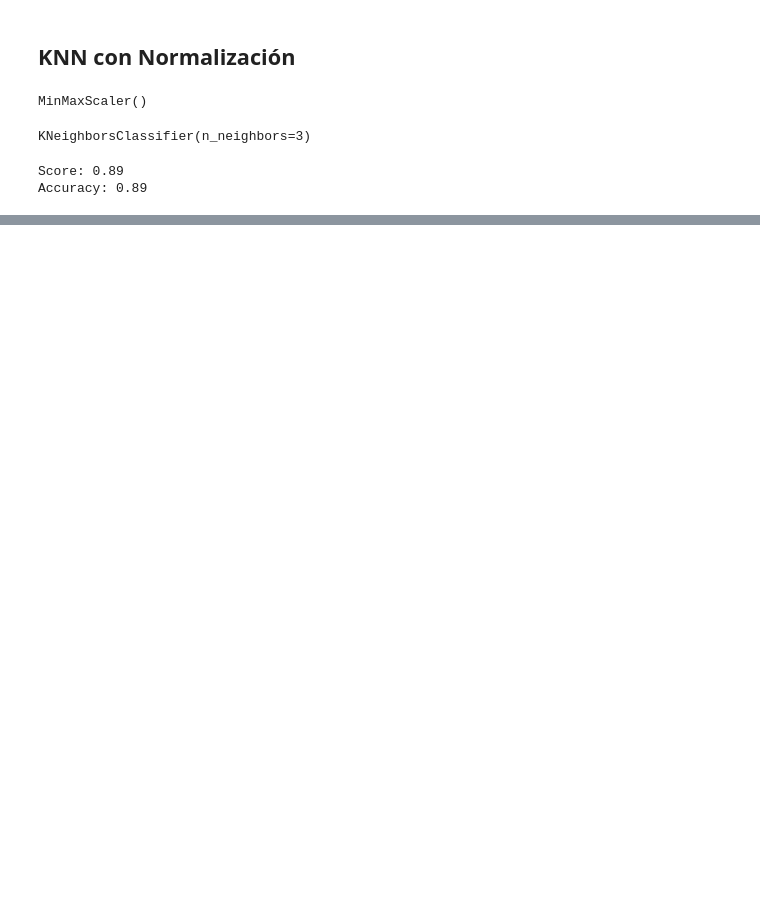
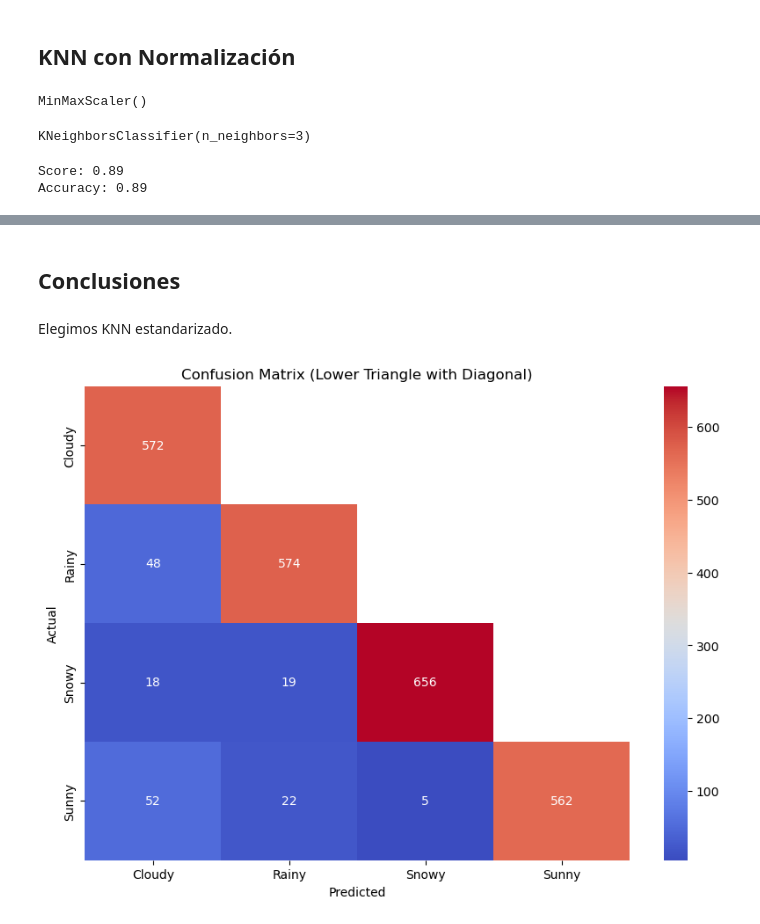
Before and after one commit to jesuserro/weather-prediction-machine-learning, a Jupyter notebook: src/2_knn_classifier.ipynb, the cells around one changed output, grey strips where cells are left out. Drawn from its saved outputs; the diff is of its cells as text; code cells hidden in the pictures; blank space fills up the shorter version.

```diff
--- a/src/2_knn_classifier.ipynb
+++ b/src/2_knn_classifier.ipynb
@@ -125,10 +129,10 @@ knn.fit(X_train_standarized, y_train)
 KNeighborsClassifier(n_neighbors=3)
 # %%
 # Hacer predicciones
-y_pred = knn.predict(X_test_standarized)
+y_pred_standar = knn.predict(X_test_standarized)
 
 score = knn.score(X_test_standarized, y_test)
-accuracy = accuracy_score(y_test, y_pred)
+accuracy = accuracy_score(y_test, y_pred_standar)
 
 print(f'Score: {score:.2f}')
 print(f'Accuracy: {accuracy:.2f}')
@@ -169,0 +200,31 @@ Accuracy: 0.89
+# %% [markdown]
+## Conclusiones
+# %% [markdown]
+Elegimos KNN estandarizado.
+# %%
+# Crear un DataFrame con y_test y y_pred_standar
+results_df = pd.DataFrame({'Actual': y_test, 'Predicted': y_pred_standar})
+
+# Evaluar los aciertos
+results_df['Correct'] = results_df['Actual'] == results_df['Predicted']
+
+# Calcular la matriz de confusión
+cm = confusion_matrix(y_test, y_pred_standar)
+
+# Obtener las etiquetas originales
+label_encoder = LabelEncoder()
+label_encoder.fit(y_test)
+labels = label_encoder.classes_
+
+# Crear una máscara para la parte superior de la matriz sin la diagonal
+mask = np.triu(np.ones_like(cm, dtype=bool), k=1)
+
+# Plotear la matriz de confusión con la máscara
+plt.figure(figsize=(10,7))
+sns.heatmap(cm, annot=True, fmt='d', xticklabels=labels, yticklabels=labels, cmap='coolwarm', mask=mask)
+plt.xlabel('Predicted')
+plt.ylabel('Actual')
+plt.title('Confusion Matrix (Lower Triangle with Diagonal)')
+plt.show()
+# %% [output]
+[figure, added]
```
Also changed, not shown: parts of 4 cells of this notebook, 1 other file.
